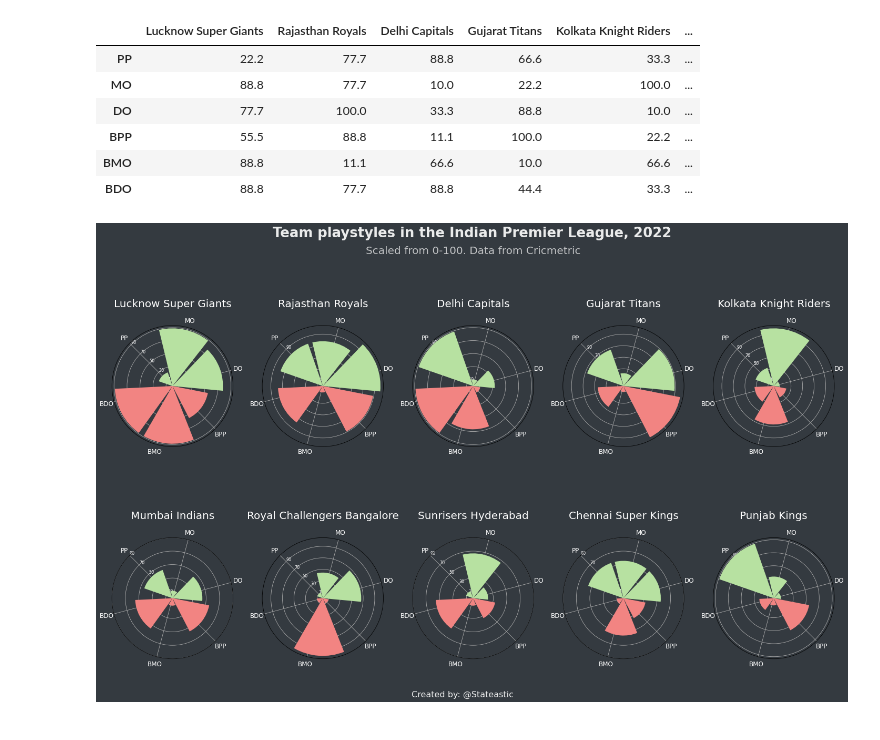
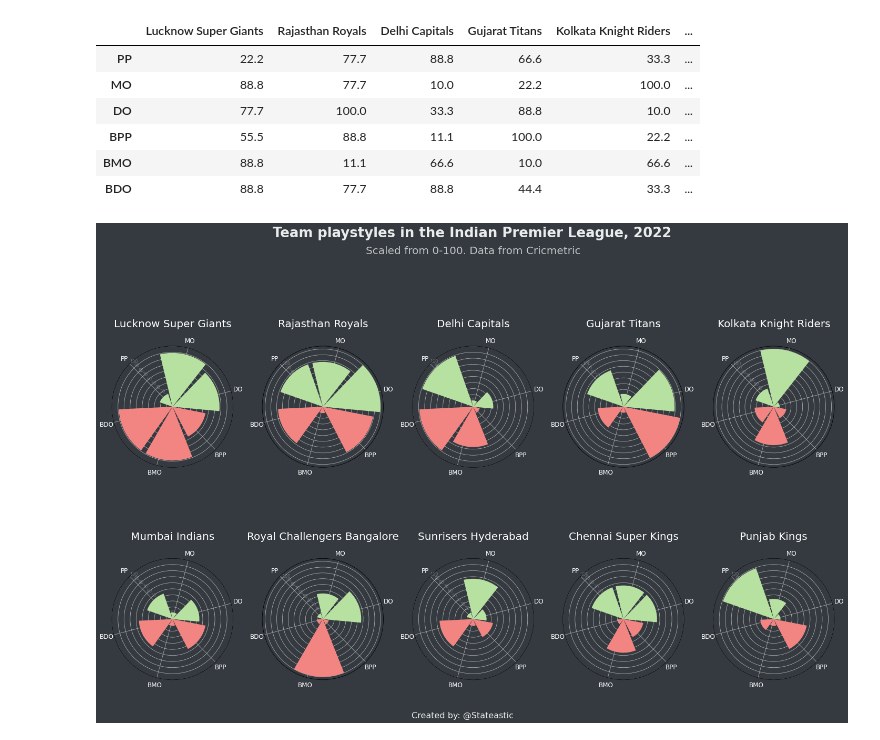
Before and after one commit to probablyvivek/Cricket, a Jupyter notebook: cricketradars.ipynb, the cells around one changed output. Drawn from its saved outputs; the diff is of its cells as text; code cells hidden in the pictures.

```diff
--- a/cricketradars.ipynb
+++ b/cricketradars.ipynb
@@ -48,35 +48,35 @@ fig = plt.figure(figsize=(20,18))
 #Create a Grid of 2 Rows and 5 Columns
 gs = gridspec.GridSpec(2,5, width_ratios=[1,1,1,1,1])
 
 #set the fig colour
 fig.patch.set_facecolor('#343a40')
 
 #create a polar bar chart as per gridspec
 for i in range(0,10):
     ax = plt.subplot(gs[i], polar=True, zorder = 1, facecolor='#343a40', alpha = 0.5)
     ax.set_title(df['Team'].iloc[i], fontsize=20, color='white', pad=20)
     ax.set_facecolor('#343a40')
     ax.bar(x = power_df.index, height = power_df[df['Team'].iloc[i]], width=0.9, color=['#b7e1a1', '#b7e1a1', '#b7e1a1', '#f28482', '#f28482', '#f28482'], alpha =1, zorder = 3)
     ax.set_xticks(np.arange(0,2*np.pi, 2*np.pi/6))
     ax.set_xticklabels(power_df.index, fontsize=12, fontname='Trebushet MS', color='white', zorder = 3)
-    ax.set_yticks(np.arange(10,110,20))
-    ax.set_yticklabels(np.arange(10,110,20), fontsize=8, fontname= 'Trebushet MS', color='white', zorder = 3)
+    ax.set_yticks(np.arange(10,110,10))
+    ax.set_yticklabels(np.arange(10,110,10), fontsize=8, fontname= 'Trebushet MS', color='white', zorder = 3, alpha = 0.3)
     ax.set_rlabel_position(0)
     ax.set_theta_zero_location('NW')
     ax.set_theta_direction(-1)
 
 #reduce the space between the subplot
 plt.subplots_adjust(wspace=.6, hspace=-0.6)
 
 #fit the plot to the figure
 fig.tight_layout()
 
-plt.suptitle('Team playstyles in the Indian Premier League, 2022', fontsize=26, color='white', y=.89, x=0.5, fontname='Trebushet MS', weight='bold', alpha=0.9, zorder = 3)
+plt.suptitle('Team playstyles in the Indian Premier League, 2022', fontsize=26, color='white', y=.92, x=0.5, fontname='Trebushet MS', weight='bold', alpha=0.9, zorder = 3)
 
-plt.figtext(0.36, 0.85, 'Scaled from 0-100. Data from Cricmetric', fontsize=20, color='white', fontname='Trebushet MS', alpha=0.7, zorder = 3)
+plt.figtext(0.36, 0.88, 'Scaled from 0-100. Data from Cricmetric', fontsize=20, color='white', fontname='Trebushet MS', alpha=0.7, zorder = 3)
 
 plt.figtext(0.42, 0.2, "Created by: @Stateastic", fontsize=16, color='white', fontname='Trebushet MS', alpha=0.9, zorder = 3)
 
 plt.savefig('Gameplay.png', dpi=600, facecolor='#343a40')
 # %% [output]
-[figure, old version]
+[figure, new version]
```
Also changed, not shown: 2 other files.
